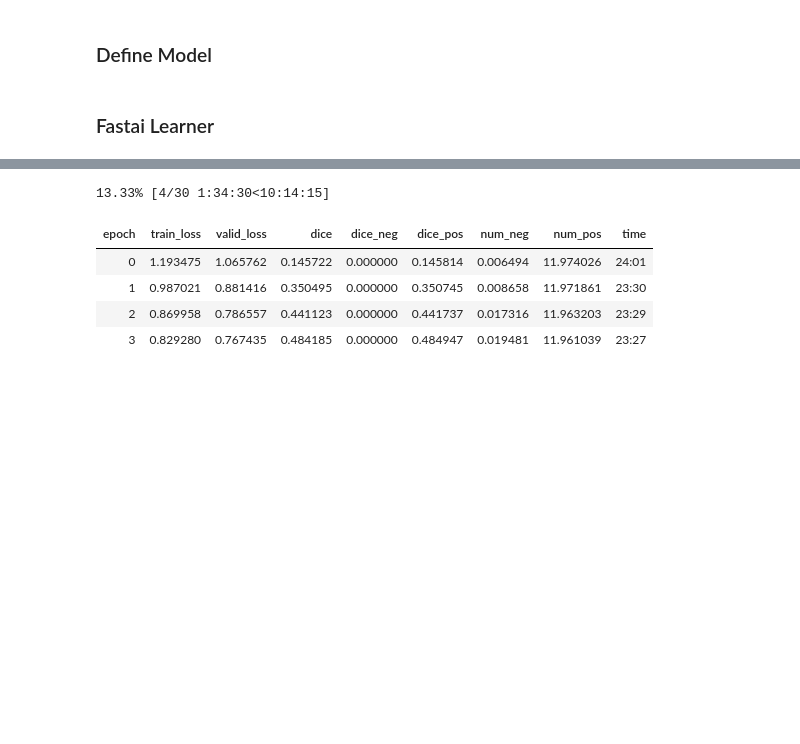
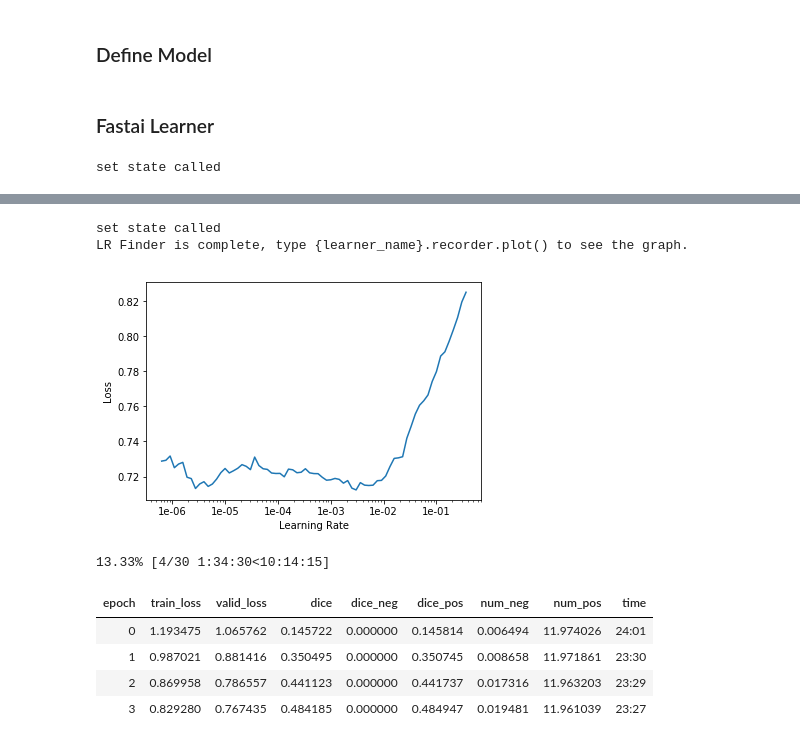
Before and after one commit to iofthetiger/ucsi, a Jupyter notebook: train_fastai_nofunnel.ipynb, the cells around one changed output, grey strips where cells are left out. Saved outputs shown, nothing was run; the diff lists cells and outputs as text; code cells hidden in the pictures; blank space fills up the shorter version.

```diff
--- a/train_fastai_nofunnel.ipynb
+++ b/train_fastai_nofunnel.ipynb
@@ -7,9 +7,9 @@ import os
 # %%
 from pathlib import Path
 HOME = Path(os.environ["HOME"])
-DATA = HOME/'ucsi'
+DATA = Path("/data2/nelson_projs/ucsi")
 # %%
-BS = 12
+BS = 26
 EPOCHS = 30
 DOWN = False # down sampleing at first
 MODEL_NAME = "efficientnet-b5"
@@ -310,9 +308,8 @@ if DOWN:
             return self.seq(x)
 
     model = majorModel(seg_model).cuda()
-
 else:
-    model = smp.FPN(MODEL_NAME, encoder_weights="imagenet", classes=4, activation="sigmoid")
+    model = smp.FPN(MODEL_NAME, encoder_weights="imagenet", classes=4, activation=None)
 # %%
 optar = partial(Ranger)
 # %% [markdown]
@@ -321,6 +318,9 @@ optar = partial(Ranger)
 learn = Learner(data, model, metrics = [], opt_func=optar,
                 loss_func = smp.utils.losses.BCEDiceLoss(eps=1.) if DICE_LOSS else nn.BCEWithLogitsLoss(),
                 callback_fns = dices).to_fp16()
-learn.path = Path("./fastai")
-#learn.lr_find()
-#learn.recorder.plot()
+learn = learn.load("fpn_b5_e12_0.744")
+learn.path = Path("/data2/nelson_projs/ucsi")
+learn.lr_find()
+learn.recorder.plot()
+# %% [output]
+set state called
@@ -327,3 +328,6 @@ learn.path = Path("./fastai")
+set state called
+LR Finder is complete, type {learner_name}.recorder.plot() to see the graph.
+[figure, added]
 # %%
 from fastai.callbacks import SaveModelCallback
 # %%
```
Also changed, not shown: parts of 8 cells of this notebook.
